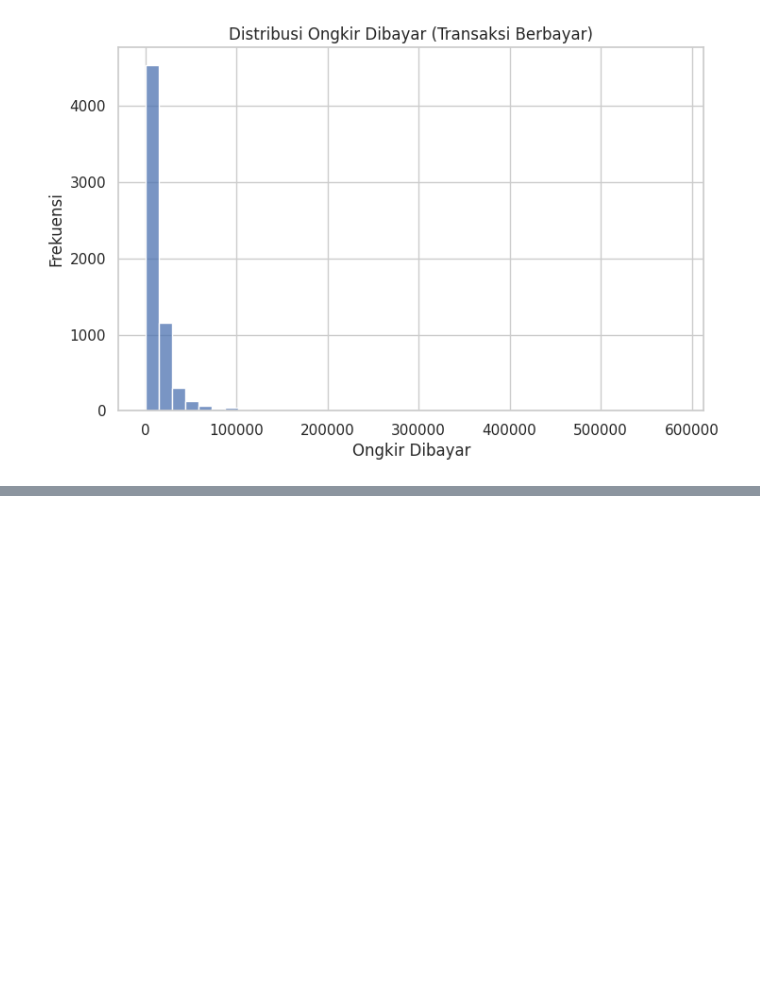
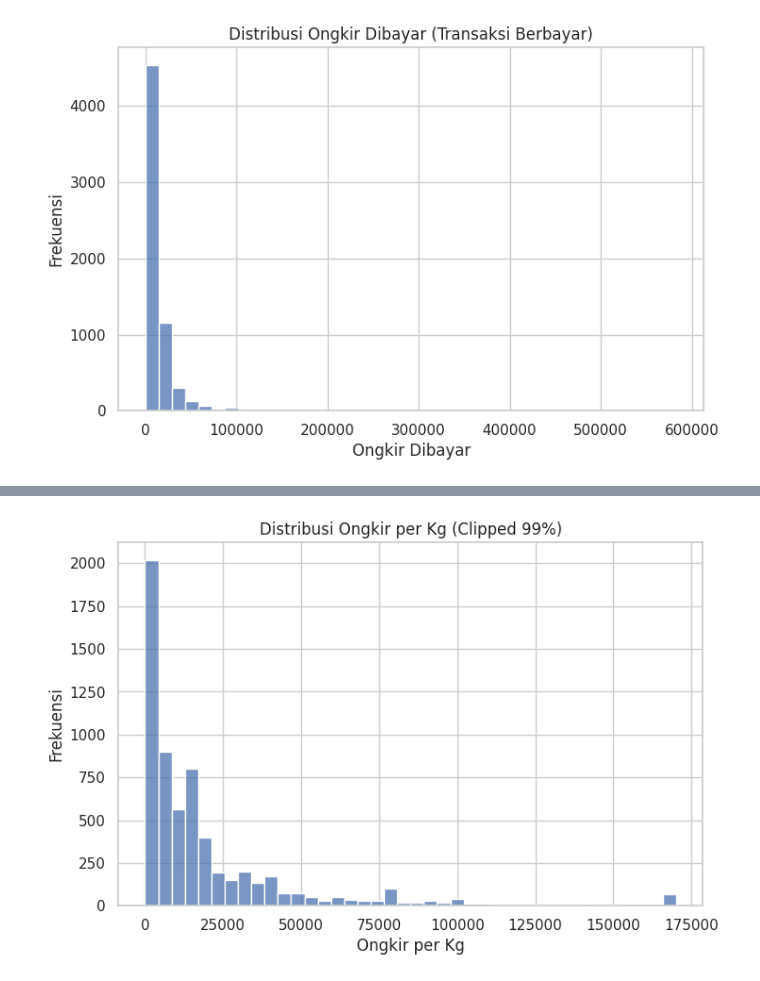
Before and after one commit to AlvitoDwiP/operasional_ecommers_indo, a Jupyter notebook: notebooks/01_analysis.ipynb, the cells around one changed output, grey strips where cells are left out. Saved outputs shown, nothing was run; the diff lists cells and outputs as text; code cells hidden in the pictures; blank space fills up the shorter version.

```diff
--- a/notebooks/01_analysis.ipynb
+++ b/notebooks/01_analysis.ipynb
@@ -484,0 +508,9 @@ plt.show()
+# %%
+plt.figure(figsize=(8,5))
+sns.histplot(df_paid["ongkir_per_kg_clipped"], bins=40)
+plt.title("Distribusi Ongkir per Kg (Clipped 99%)")
+plt.xlabel("Ongkir per Kg")
+plt.ylabel("Frekuensi")
+plt.show()
+# %% [output]
+[figure, added]
```
Also changed, not shown: parts of 7 cells of this notebook, 3 other files.
